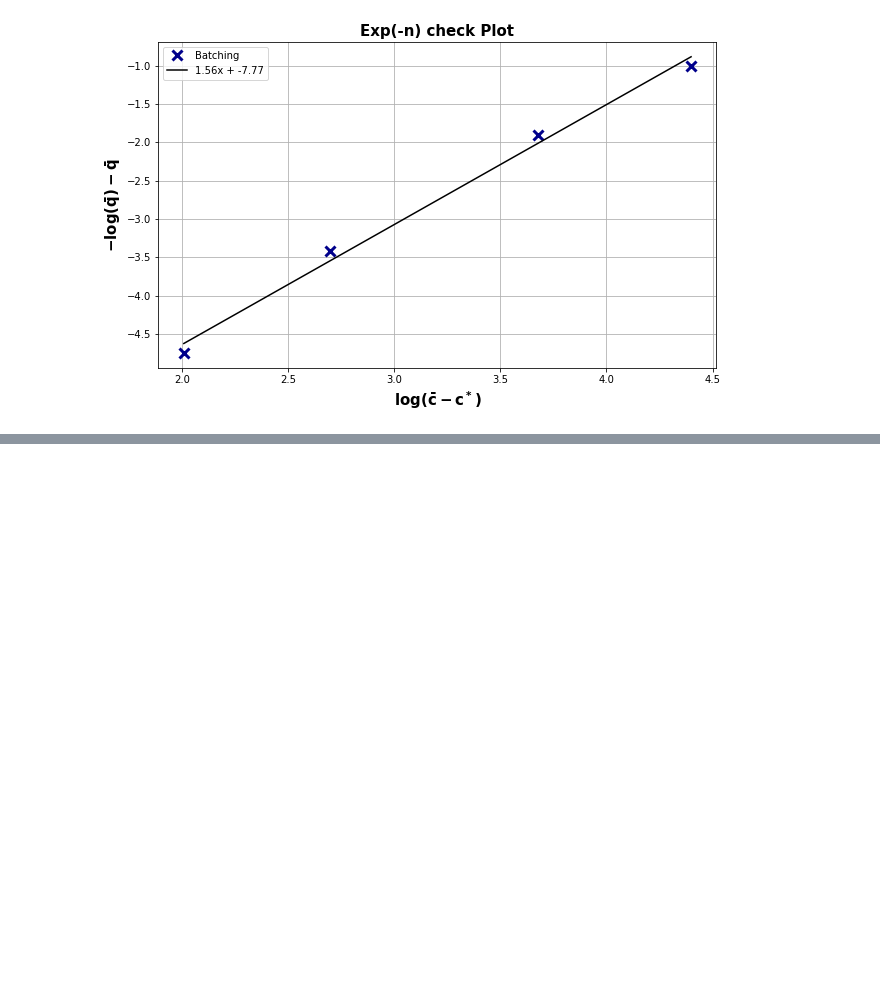
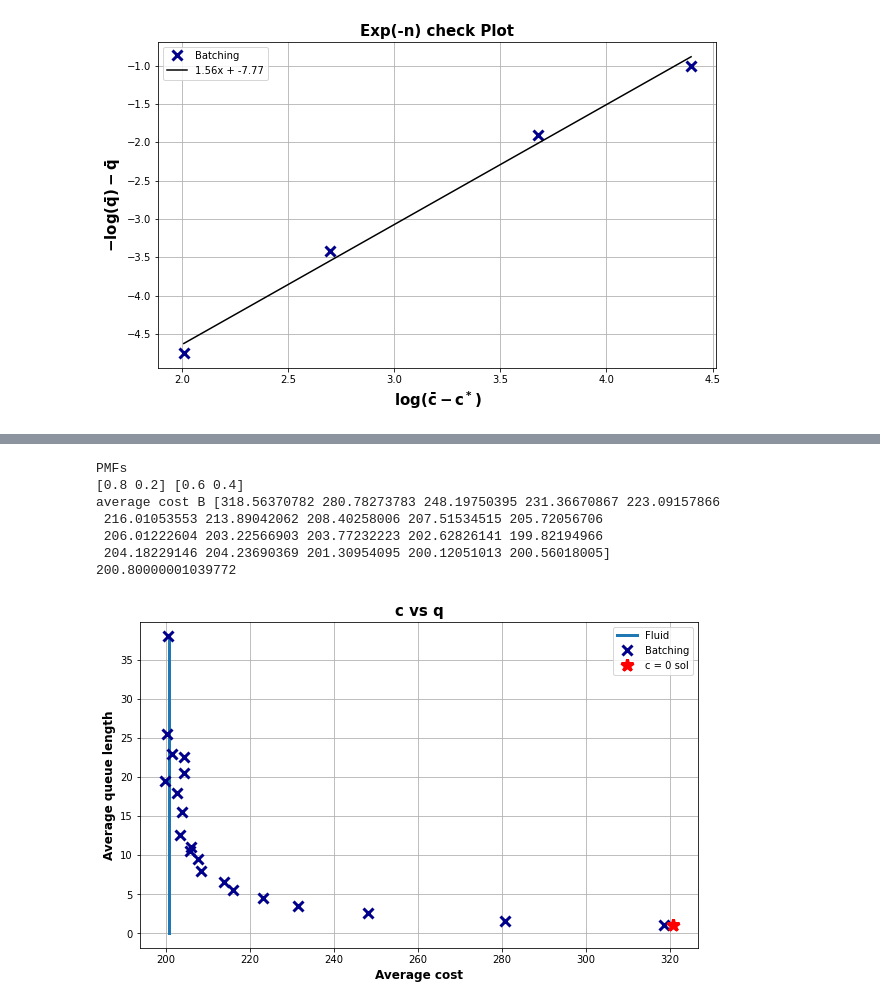
Before and after one commit to mew-two-github/Spatial-Matching-Simulations, a Jupyter notebook: fc_plots.ipynb, the cells around one changed output, grey strips where cells are left out. Cells and saved outputs as stored; diff of their text form; code cells hidden in the pictures; blank space fills up the shorter version.

Commit message:
more new plots of fully connected systems

```diff
--- a/fc_plots.ipynb
+++ b/fc_plots.ipynb
@@ -1819,0 +1829,39 @@ plt.legend(["Batching", str(round(predict2_2[1],2))+"x + " + str(round(predict2_
+# %%
+file_name = '../fc_2_86_batch_w1k.pkl'
+with open(file_name,'rb') as f:
+    C_paths_M, Q_paths_M, C_paths_B, Q_paths_B, N, W, pmf_cust, pmf_serv = pickle.load(f)
+print("PMFs")
+print(pmf_cust,pmf_serv)
+Q_paths_B = np.transpose( np.asarray( Q_paths_B )  )
+C_paths_B = np.transpose( np.asarray( C_paths_B ) )
+average_cost_B = np.sum(C_paths_B,axis=0)/(Q_paths_B.shape[0] - Q_paths_B[-1,:])
+average_queue_B = np.average(Q_paths_B,axis = 0)
+print("average cost B", average_cost_B)
+
+[Ex,fluid_sol] = run_extremes(N,W,pmf_cust,pmf_serv)
+Cstar_rand = fluid_sol['Cost']
+print(Cstar_rand)
+
+ylim = max( average_queue_B )
+plt.figure( figsize=(10,6) )
+plt.plot([fluid_sol['Cost'],fluid_sol['Cost']],[0,ylim],linewidth = 3)
+# Batching data
+plt.plot(average_cost_B,average_queue_B,'x',markersize = 10, markeredgewidth=3, markeredgecolor="darkblue")
+# Max Weight data
+#plt.plot(avg_C_M, avg_Q_M,'go',markersize = 8)
+plt.plot([Ex],[1],'r*',markersize = 12, markeredgewidth=3)
+plt.ylabel("Average queue length", weight='bold',fontsize=12)
+plt.xlabel("Average cost", weight='bold',fontsize=12)
+plt.title("c vs q", weight='bold',fontsize=15)
+plt.legend(['Fluid', 'Batching', 'c = 0 sol'])
+# plt.legend([ 'Batching', 'Max-weight', 'c = 0 sol'])
+plt.grid(True)
+# %% [output]
+PMFs
+[0.8 0.2] [0.6 0.4]
+average cost B [318.56370782 280.78273783 248.19750395 231.36670867 223.09157866
+ 216.01053553 213.89042062 208.40258006 207.51534515 205.72056706
+ 206.01222604 203.22566903 203.77232223 202.62826141 199.82194966
+ 204.18229146 204.23690369 201.30954095 200.12051013 200.56018005]
+200.80000001039772
+[figure, added]
```
Also changed, not shown: parts of 12 cells of this notebook.
